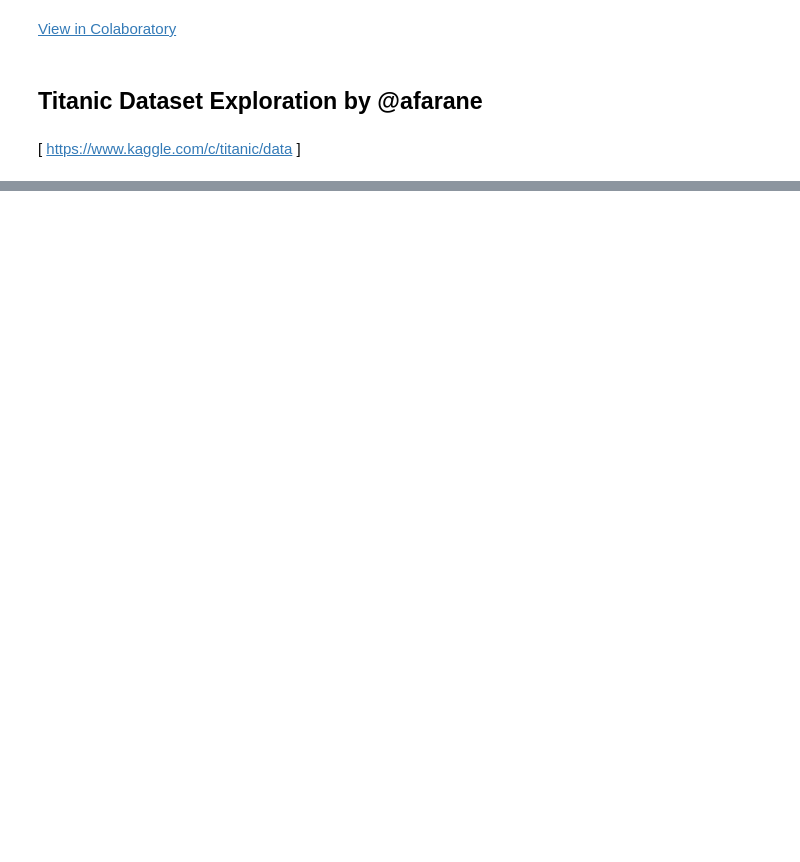
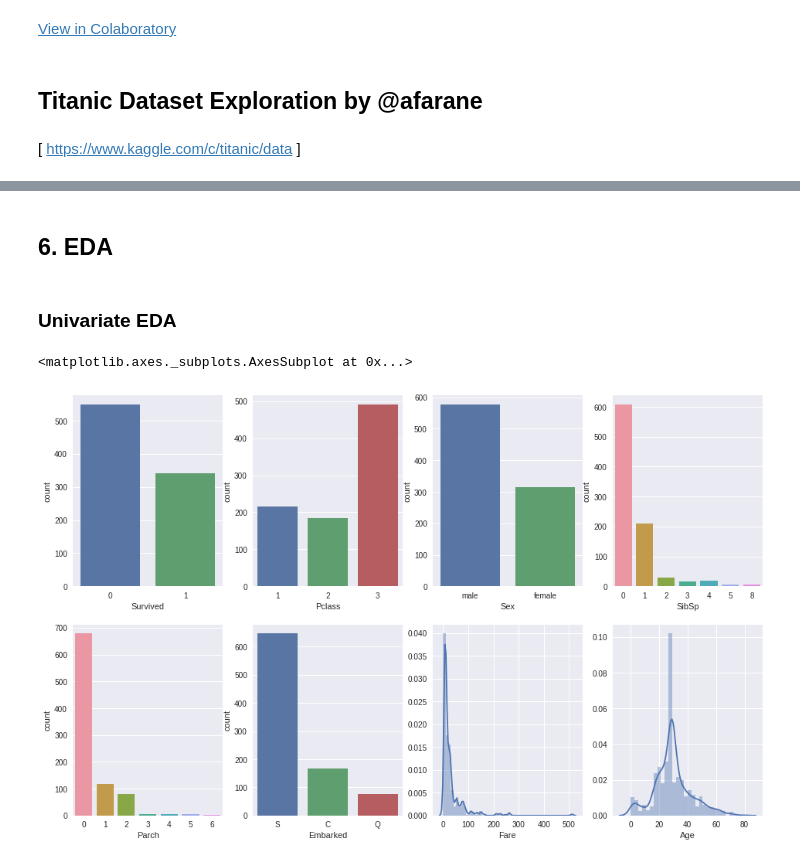
Before and after one commit to afarane/kaggle, a Jupyter notebook: kaggle_titanic.ipynb, the cells around one changed output, grey strips where cells are left out. Drawn from its saved outputs; the diff is of its cells as text; code cells hidden in the pictures; blank space fills up the shorter version.

```diff
--- a/kaggle_titanic.ipynb
+++ b/kaggle_titanic.ipynb
@@ -75,2 +38,0 @@ Index(['PassengerId', 'Survived', 'Pclass', 'Name', 'Sex', 'Age', 'SibSp',
-# %%
-y = train_data.pop('Survived')
@@ -179,0 +257,17 @@ memory usage: 62.7+ KB
+# %% [markdown]
+## 6.  EDA
+# %% [markdown]
+### Univariate EDA
+# %%
+fig, axes = plt.subplots(2, 4, figsize=(16, 10))
+sns.countplot('Survived',data=train_data,ax=axes[0,0])
+sns.countplot('Pclass',data=train_data,ax=axes[0,1])
+sns.countplot('Sex',data=train_data,ax=axes[0,2])
+sns.countplot('SibSp',data=train_data,ax=axes[0,3])
+sns.countplot('Parch',data=train_data,ax=axes[1,0])
+sns.countplot('Embarked',data=train_data,ax=axes[1,1])
+sns.distplot(train_data['Fare'], kde=True,ax=axes[1,2])
+sns.distplot(train_data['Age'].dropna(),kde=True,ax=axes[1,3])
+# %% [output]
+<matplotlib.axes._subplots.AxesSubplot at 0x...>
+[figure, added]
```
Also changed, not shown: parts of 68 cells of this notebook.
